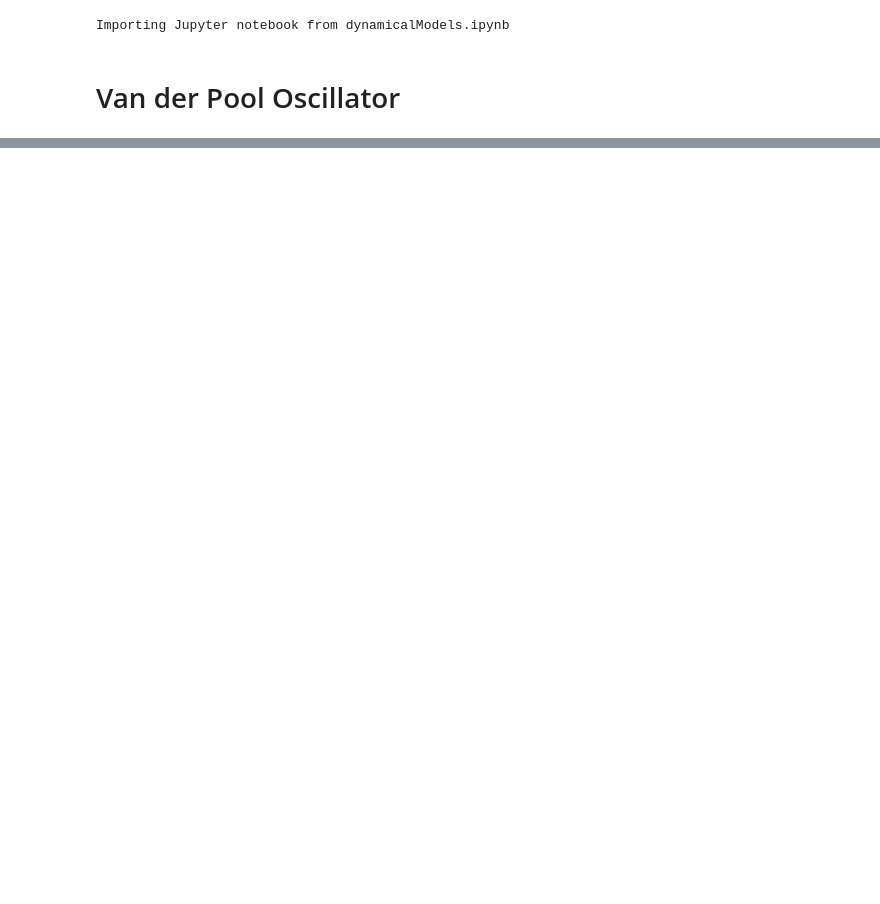
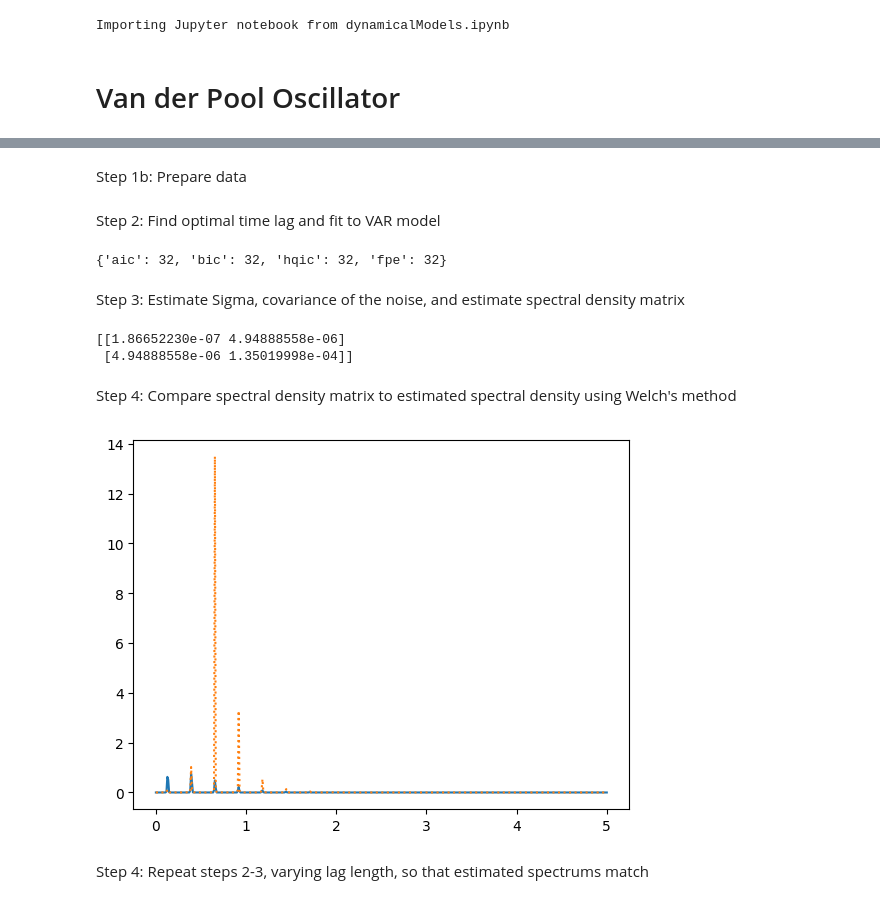
Before and after one commit to data-driven-dynamical-systems/Andre, a Jupyter notebook: Spectral Domain Granger Analysis.ipynb, the cells around one changed output, grey strips where cells are left out. Drawn from its saved outputs; the diff is of its cells as text; code cells hidden in the pictures; blank space fills up the shorter version.

```diff
--- a/Spectral Domain Granger Analysis.ipynb
+++ b/Spectral Domain Granger Analysis.ipynb
@@ -18,0 +70,7 @@ Importing Jupyter notebook from dynamicalModels.ipynb
+# %%
+#x0 = np.array([-1.0/2, 2.0])
+x0 = np.array([5.0, 5.0])
+dt = 0.1
+tinit = 0
+tmax = 500
+vdp = dynamicalModels.van_der_pol(2)
@@ -18,0 +85,2 @@ Importing Jupyter notebook from dynamicalModels.ipynb
+# %% [markdown]
+Step 1b: Prepare data
@@ -18,0 +94,40 @@ Importing Jupyter notebook from dynamicalModels.ipynb
+# %% [markdown]
+Step 2: Find optimal time lag and fit to VAR model
+# %%
+#create VAR object from data frame
+model = VAR(vdp_df)
+
+#find optimal lag order by information criteria
+lag_orders_data = model.select_order(trend='nc')
+print(lag_orders_data.selected_orders)
+# %% [output]
+{'aic': 32, 'bic': 32, 'hqic': 32, 'fpe': 32}
+# %%
+#fit to optimal BIC lag number
+#results = model.fit(lag_orders_data.selected_orders['aic'],trend='nc')
+results = model.fit(lag_orders_data.selected_orders['bic'],trend='nc')
+# %% [markdown]
+Step 3: Estimate Sigma, covariance of the noise, and estimate spectral density matrix
+# %%
+Sigma = np.cov((results.resid.values).T)
+print(Sigma)
+# %% [output]
+[[1.86652230e-07 4.94888558e-06]
+ [4.94888558e-06 1.35019998e-04]]
+# %%
+def estimate_spectral_density(f):
+    return estimate_spectral_density_matrix(f,Sigma,results.coefs)
+# %% [markdown]
+Step 4: Compare spectral density matrix to estimated spectral density using Welch's method
+# %%
+[f,csd_estimate_welch,csd_estimate_transfer] = \
+        compare_spectrums('x','dx',vdp_df,estimate_spectral_density,1/dt)
+
+plt.clf()
+plt.plot(f,csd_estimate_welch)
+plt.plot(f,csd_estimate_transfer,':')
+plt.show()
+# %% [output]
+[figure, added]
+# %% [markdown]
+Step 4: Repeat steps 2-3, varying lag length, so that estimated spectrums match
```
Also changed, not shown: parts of 52 cells of this notebook.
